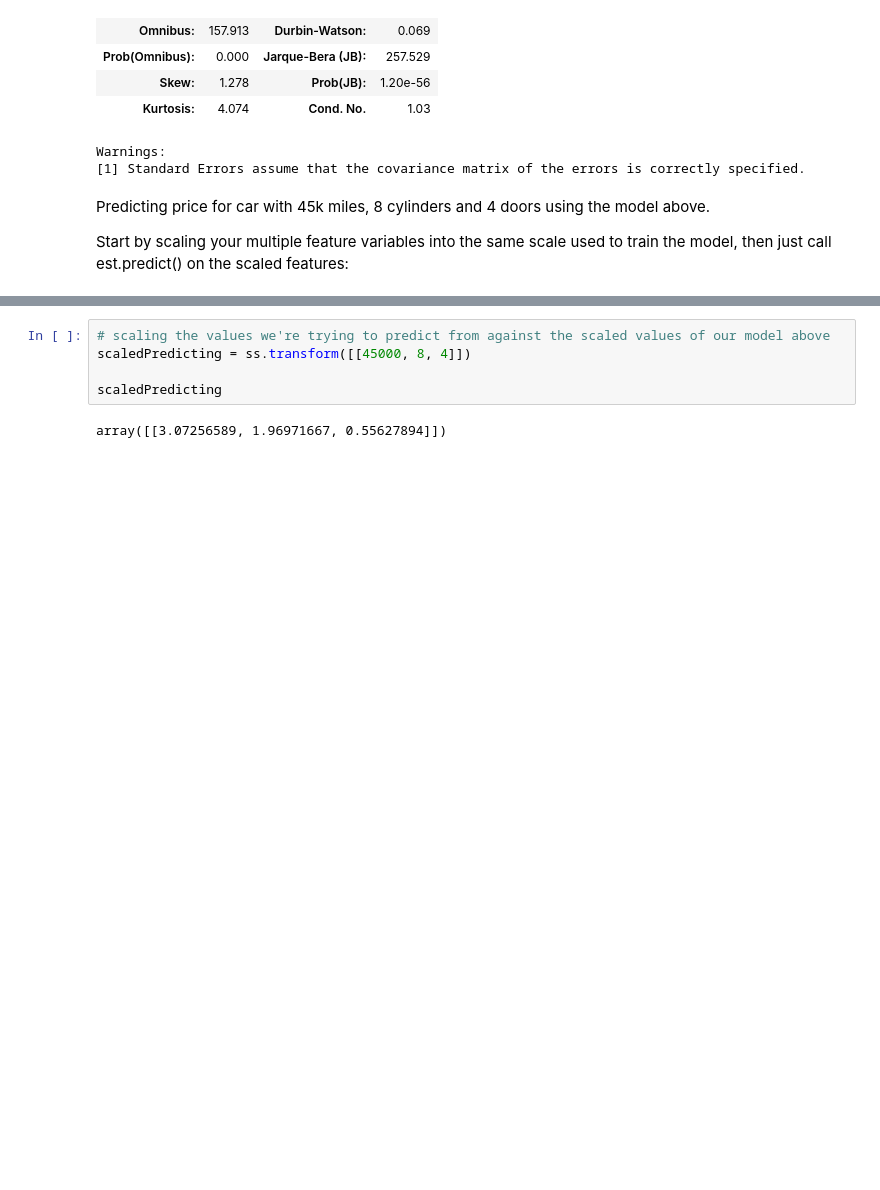
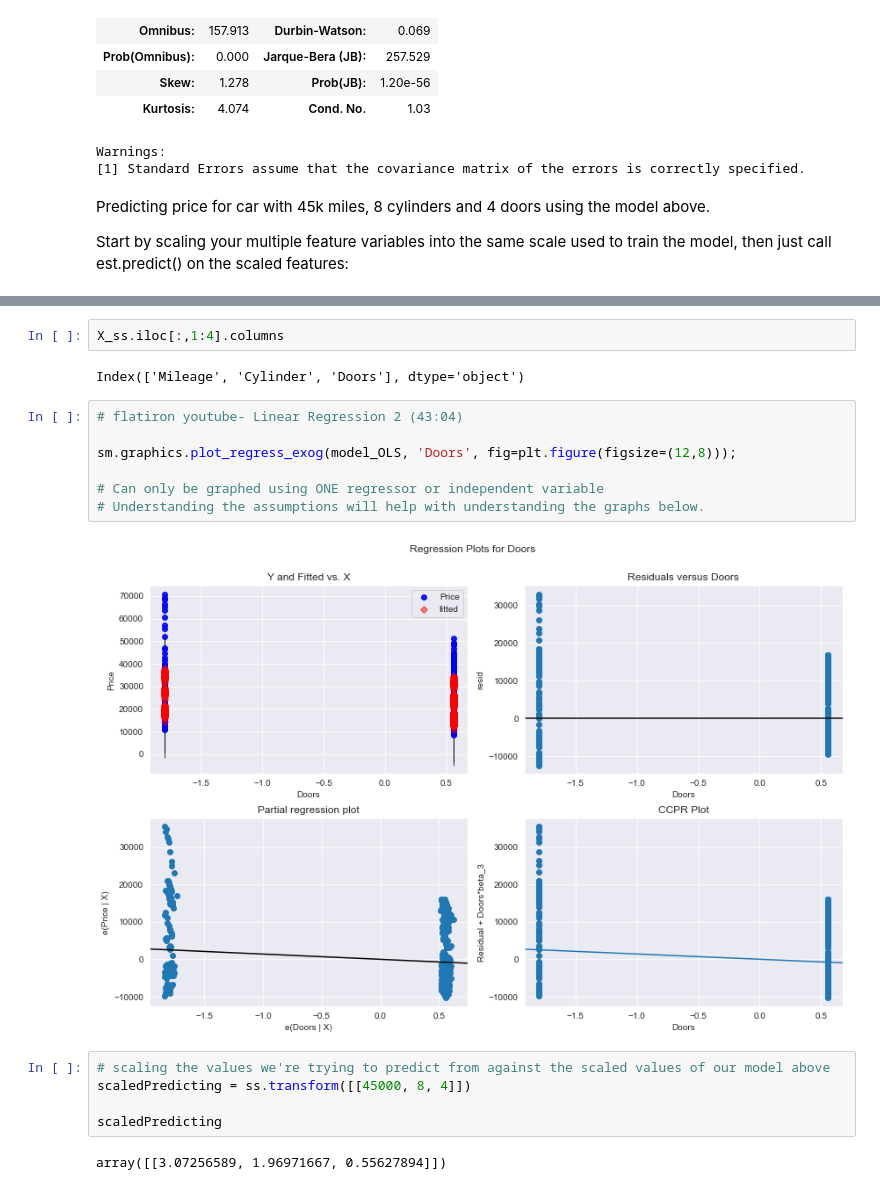
Before and after one commit to Ozxahmed/ML_DS_DL_Udemy_Course, a Jupyter notebook: s3_project_predCarPrices.ipynb, the cells around one changed output, grey strips where cells are left out. Saved outputs shown, nothing was run; the diff lists cells and outputs as text; blank space fills up the shorter version.

```diff
--- a/s3_project_predCarPrices.ipynb
+++ b/s3_project_predCarPrices.ipynb
@@ -299,3 +319,16 @@ Start by scaling your multiple feature variables into the same scale used to tra
+# %%
+X_ss.iloc[:,1:4].columns
+# %% [output]
+Index(['Mileage', 'Cylinder', 'Doors'], dtype='object')
+# %%
+# flatiron youtube- Linear Regression 2 (43:04)
+
+sm.graphics.plot_regress_exog(model_OLS, 'Doors', fig=plt.figure(figsize=(12,8)));
+
+# Can only be graphed using ONE regressor or independent variable
+# Understanding the assumptions will help with understanding the graphs below.
+# %% [output]
+[figure, added]
 # %%
 # scaling the values we're trying to predict from against the scaled values of our model above
 scaledPredicting = ss.transform([[45000, 8, 4]])
```
Also changed, not shown: parts of 2 cells of this notebook.
